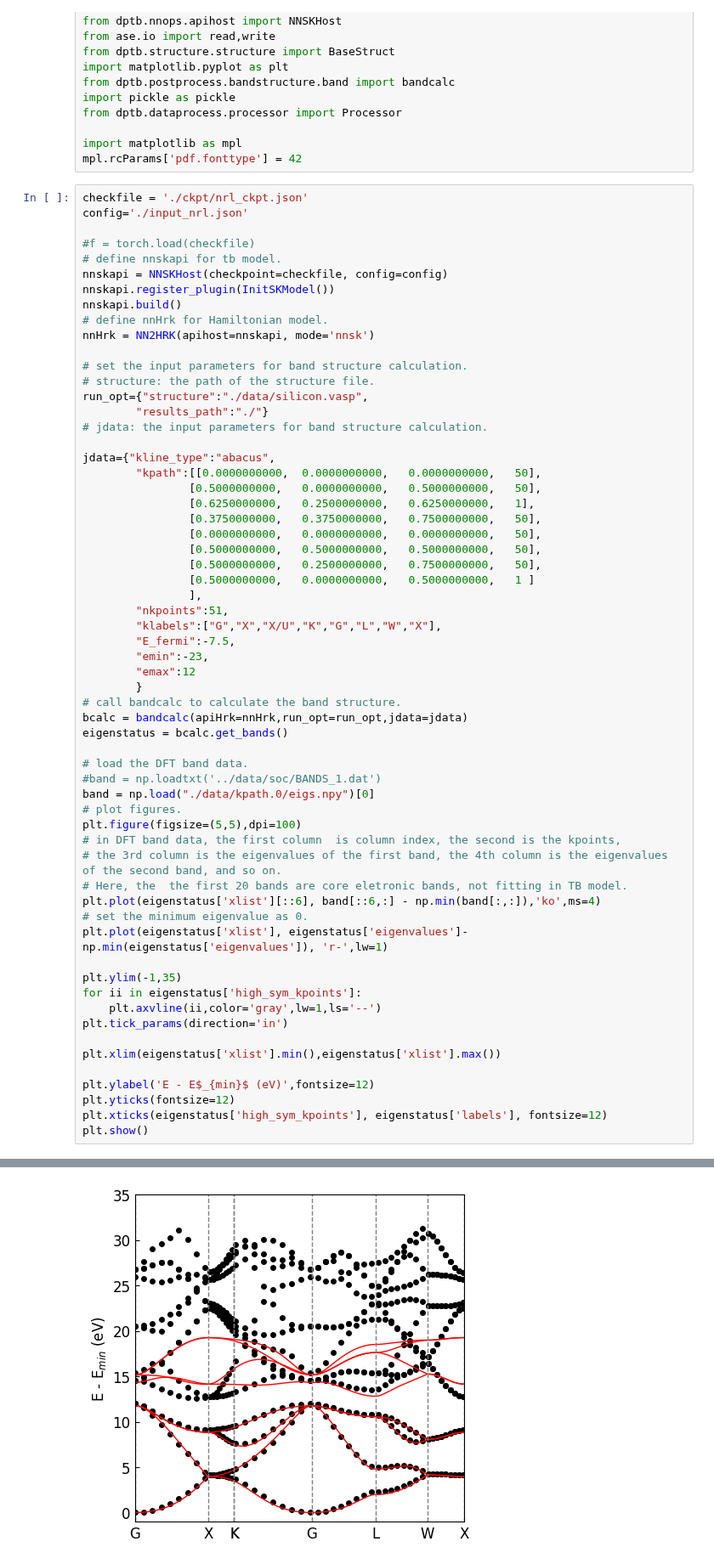
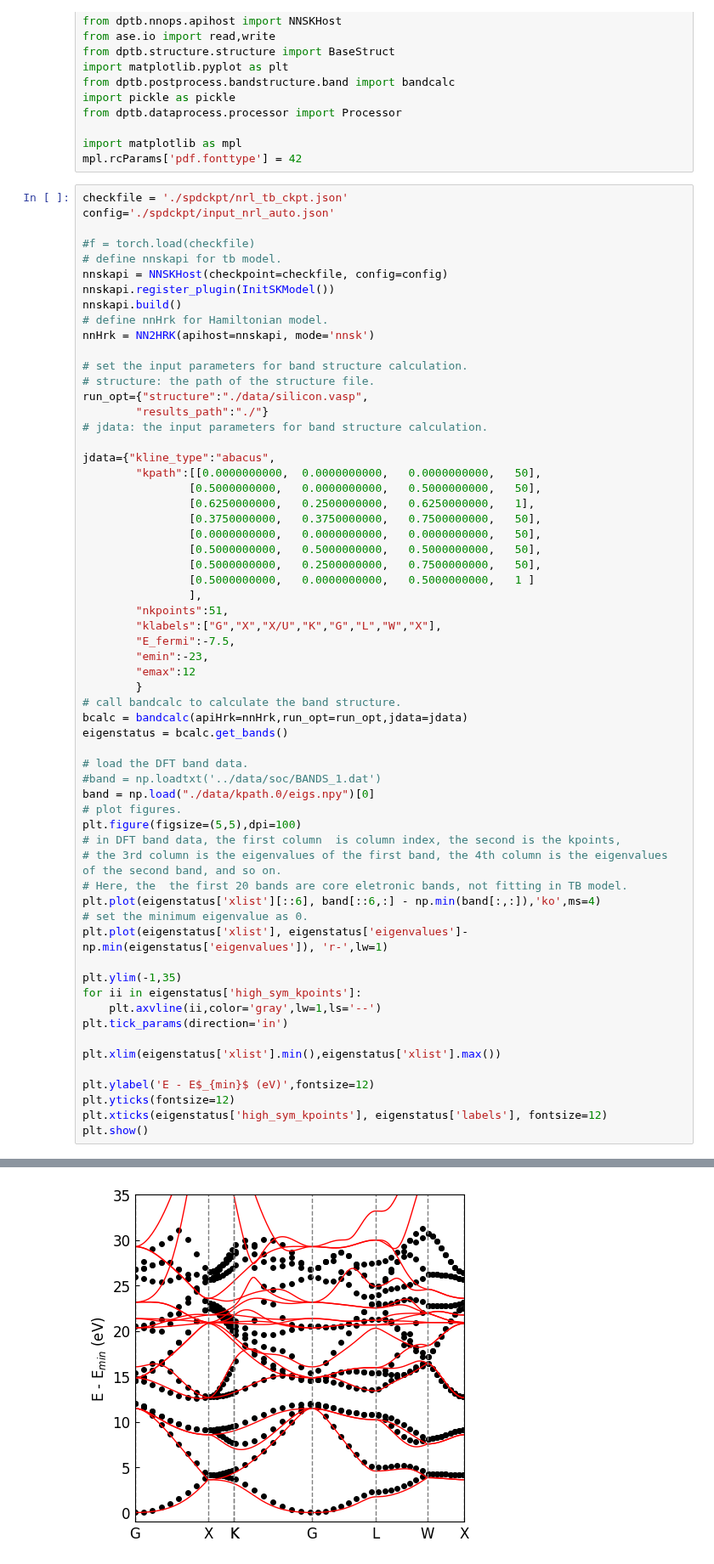
Before and after one commit to deepmodeling/DeePTB, a Jupyter notebook: examples/NRL-TB/silicon/plotband.ipynb, the cells around one changed output, grey strips where cells are left out. Shown at 85% size. Cells and saved outputs as stored; diff of their text form.

```diff
--- a/examples/NRL-TB/silicon/plotband.ipynb
+++ b/examples/NRL-TB/silicon/plotband.ipynb
@@ -14,8 +14,8 @@ from dptb.dataprocess.processor import Processor
 import matplotlib as mpl
 mpl.rcParams['pdf.fonttype'] = 42
 # %%
-checkfile = './ckpt/nrl_ckpt.json'
-config='./input_nrl.json'
+checkfile = './spdckpt/nrl_tb_ckpt.json'
+config='./spdckpt/input_nrl_auto.json'
 
 #f = torch.load(checkfile)
 # define nnskapi for tb model.
@@ -49,34 +49,34 @@ jdata={"kline_type":"abacus",
         }
 # call bandcalc to calculate the band structure.
 bcalc = bandcalc(apiHrk=nnHrk,run_opt=run_opt,jdata=jdata)
 eigenstatus = bcalc.get_bands()
 
 # load the DFT band data.
 #band = np.loadtxt('../data/soc/BANDS_1.dat')
 band = np.load("./data/kpath.0/eigs.npy")[0]
 # plot figures.
 plt.figure(figsize=(5,5),dpi=100)
 # in DFT band data, the first column  is column index, the second is the kpoints,
 # the 3rd column is the eigenvalues of the first band, the 4th column is the eigenvalues of the second band, and so on.
 # Here, the  the first 20 bands are core eletronic bands, not fitting in TB model.
 plt.plot(eigenstatus['xlist'][::6], band[::6,:] - np.min(band[:,:]),'ko',ms=4)
 # set the minimum eigenvalue as 0.
 plt.plot(eigenstatus['xlist'], eigenstatus['eigenvalues']- np.min(eigenstatus['eigenvalues']), 'r-',lw=1)
 
 plt.ylim(-1,35)
 for ii in eigenstatus['high_sym_kpoints']:
     plt.axvline(ii,color='gray',lw=1,ls='--')
 plt.tick_params(direction='in')
 
 plt.xlim(eigenstatus['xlist'].min(),eigenstatus['xlist'].max())
 
 plt.ylabel('E - E$_{min}$ (eV)',fontsize=12)
 plt.yticks(fontsize=12)
 plt.xticks(eigenstatus['high_sym_kpoints'], eigenstatus['labels'], fontsize=12)
 plt.show()
 # %% [output]
 # initial rotate H or S func.
-[figure, old version]
+[figure, new version]
 # %%
 checkfile = './ckpt/nrl_ckpt.pth'
 #config='./input_nrl.json'
```
Also changed, not shown: 31 other files.
